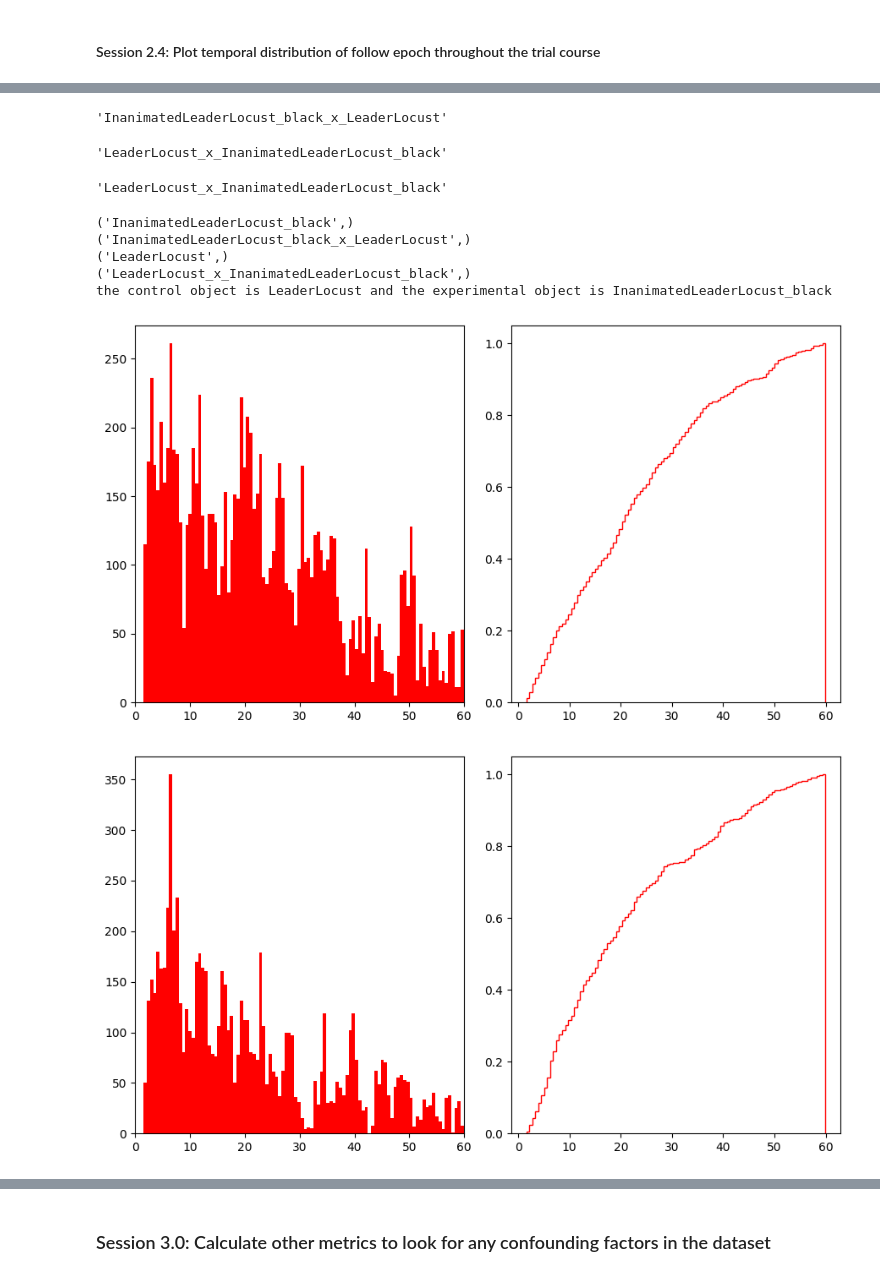
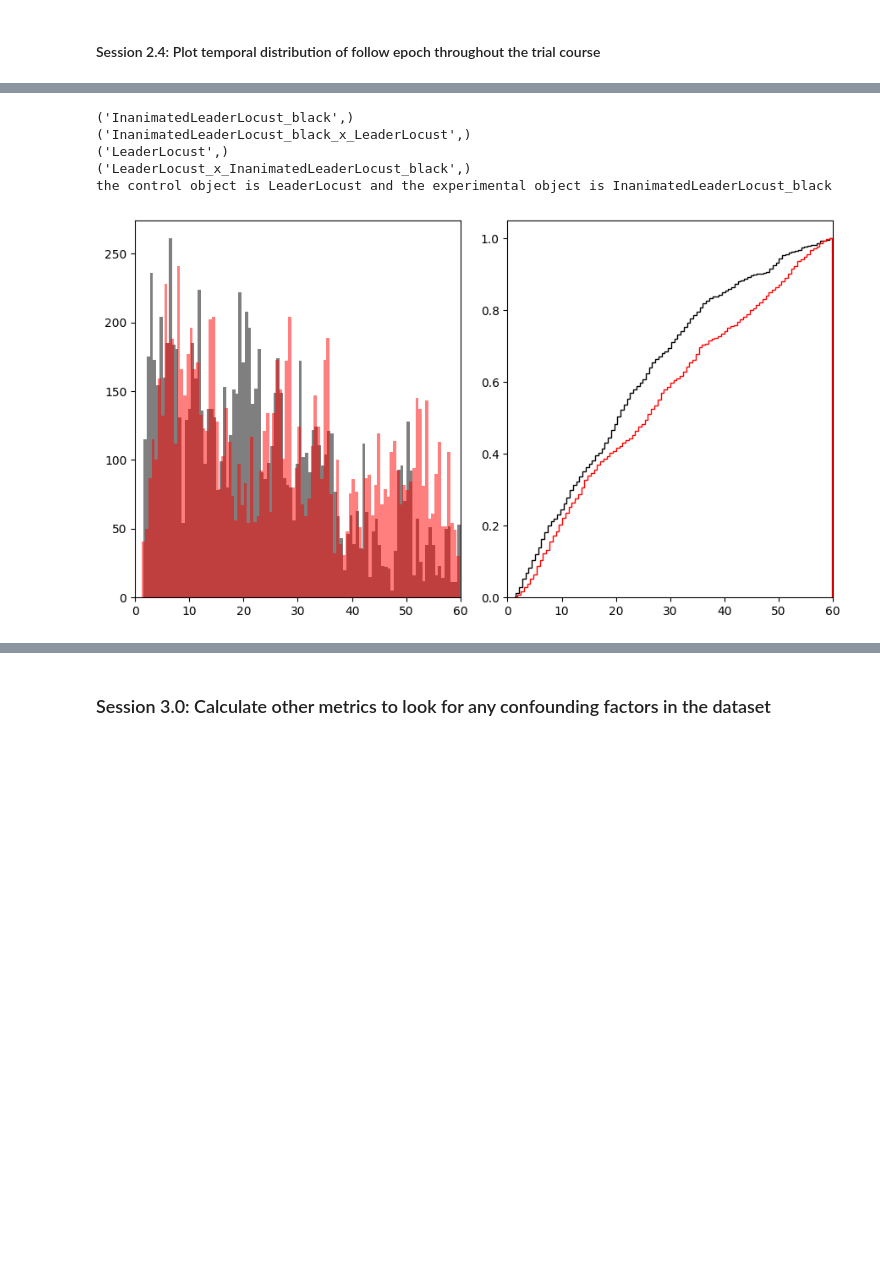
Before and after one commit to chiyu1203/UnityDataAnalysis, a Jupyter notebook: preference_analysis_tutorial.ipynb, the cells around one changed output, grey strips where cells are left out. Drawn from its saved outputs; the diff is of its cells as text; code cells hidden in the pictures; blank space fills up the shorter version.

Commit message:
finished the plot. In homo trial, differnt trial indicated by different colour. In hetero trial, differnt object indicated by differnt colour

```diff
--- a/preference_analysis_tutorial.ipynb
+++ b/preference_analysis_tutorial.ipynb
@@ -309,4 +237,5 @@ relative_pos_all_pd['distance']=relative_pos_all_pd.apply(lambda row:np.sqrt(np.
 trial_type_list=sorted(relative_pos_all_pd['type'].unique(), key=len)
 trial_type_list[2:]=sorted(trial_type_list[2:], key=str,reverse=True)
 trial_type_list[:2]=sorted(trial_type_list[:2], key=str,reverse=True)
+trial_type_of_interest=[trial_type_list[0],trial_type_list[1]]
 print(trial_type_list)
@@ -319,6 +241,0 @@ trial_type_of_interest[0]
-# %%
-trial_type_of_interest=[trial_type_list[2],trial_type_list[3]]
-# %%
-trial_type_of_interest[0]
-# %% [output]
-'InanimatedLeaderLocust_black_x_LeaderLocust'
@@ -327,42 +242,40 @@ object_of_interest=trial_type_of_interest[0].split("_x_")
-# %%
-trial_type_of_interest[0]
-# %% [output]
-'LeaderLocust_x_InanimatedLeaderLocust_black'
-# %%
-trial_type_of_interest[0]
-# %% [output]
-'LeaderLocust_x_InanimatedLeaderLocust_black'
 # %%
+object_of_interest=trial_type_of_interest[0].split("_x_")
 hetero_pattern='_x_'
 distance_threshold_for_plotting =5
 follow_epochs_temporal_con=[]
 follow_epochs_temporal_exp=[]
 follow_epochs_temporal_L=[]
 follow_epochs_temporal_R=[]
 relative_pos_of_interest=relative_pos_all_pd[relative_pos_all_pd['distance']<distance_threshold_for_plotting]
+fig, axes = plt.subplots(
+    nrows=1, ncols=2, figsize=(9,5), tight_layout=True
+)
+ax, ax2 = axes.flatten()
 for keys, grp in relative_pos_of_interest.groupby(['type']):
     print(keys)
     if hetero_pattern in keys[0]:
         if keys[0]==trial_type_of_interest[0]:
             follow_epochs_temporal_con.append(grp['ts'][grp['agent_id']==0].values)
             follow_epochs_temporal_exp.append(grp['ts'][grp['agent_id']==1].values)
             print(f"the control object is {object_of_interest[0]} and the experimental object is {object_of_interest[1]}")
         else:
             follow_epochs_temporal_con.append(grp['ts'][grp['agent_id']==1].values)
             follow_epochs_temporal_exp.append(grp['ts'][grp['agent_id']==0].values)
-    fig, axes = plt.subplots(
-        nrows=1, ncols=2, figsize=(9,5), tight_layout=True
-    )
-    ax, ax2 = axes.flatten()
-    ax.hist(grp['ts'].values,bins=100,density=False,color='r')
-    ax2.hist(grp['ts'].values,bins=100,density=True,color='r',histtype="step",cumulative=True,label="Cumulative histogram")
-    ax.set(xlim=(0,60))
+    else:
+        if keys[0]=='InanimatedLeaderLocust_black':
+            this_colour='k'
+        else:
+            this_colour='r'
+        ax.hist(grp['ts'].values,bins=100,density=False,color=this_colour,alpha=0.5)
+        ax2.hist(grp['ts'].values,bins=100,density=True,color=this_colour,histtype="step",cumulative=True,label="Cumulative histogram")
+        ax.set(xlim=(0,60))
+        ax2.set(xlim=(0,60))
 plt.show()
 # %% [output]
 ('InanimatedLeaderLocust_black',)
 ('InanimatedLeaderLocust_black_x_LeaderLocust',)
 ('LeaderLocust',)
 ('LeaderLocust_x_InanimatedLeaderLocust_black',)
 the control object is LeaderLocust and the experimental object is InanimatedLeaderLocust_black
-[figure, old version]
+[figure, new version]
-[figure, removed]
```
Also changed, not shown: parts of 13 cells of this notebook.
